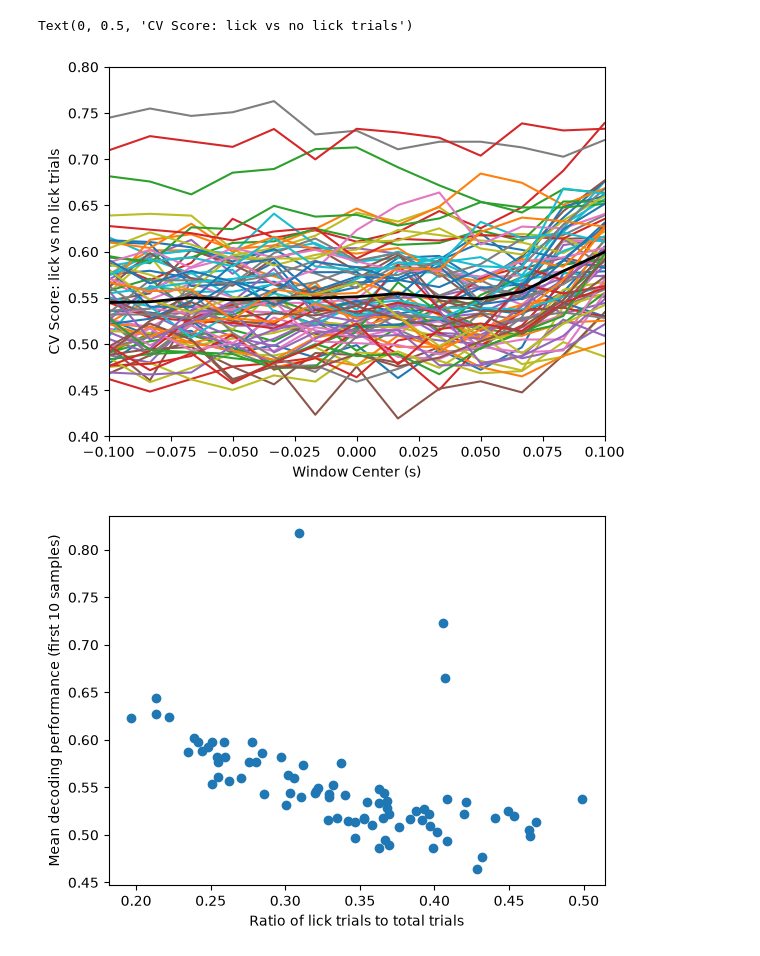
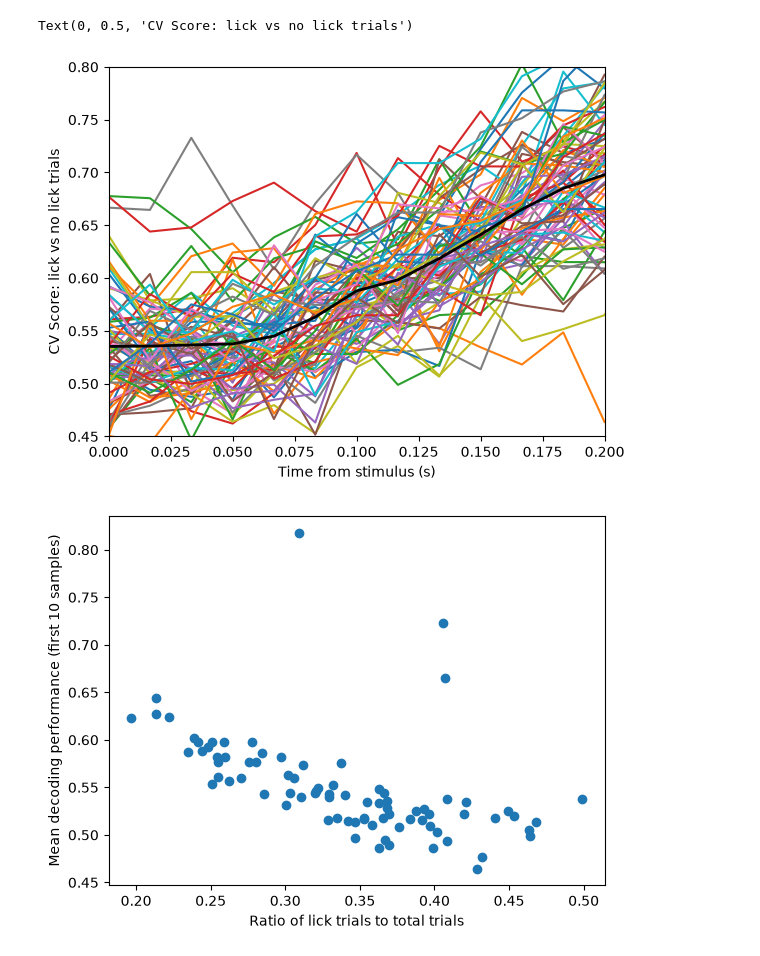
Before and after one commit to corbennett/dynamic_routing_facemap, a Jupyter notebook: analysis.ipynb, the cells around one changed output. Saved outputs shown, nothing was run; the diff lists cells and outputs as text; code cells hidden in the pictures.

Commit message:
allow for within modality decoding

```diff
--- a/analysis.ipynb
+++ b/analysis.ipynb
@@ -5,4 +5,4 @@ import polars as pl
 
 from matplotlib import pyplot as plt
 # %%
-df = pl.read_parquet("/Users/corbettb/Documents/GitHub/dynamic_routing_facemap/results/facemap_lick_decoding.parquet")
+df = pl.read_parquet("/Users/corbettb/Documents/GitHub/dynamic_routing_facemap/results/decoding_results.parquet")
@@ -9,18 +37,18 @@ df = pl.read_parquet("/Users/corbettb/Documents/GitHub/dynamic_routing_facemap/r
 # %%
-window_centers  = np.array(df['window_end_s'][0])
+window_centers  = np.array(df['window_center_s'][0]) + 1/120 #add in a half frame to account for motSVD diff
 
 scores = np.stack(df['cv_scores'].to_numpy())
 
 plt.plot(window_centers, scores.T)
 plt.plot(window_centers, scores.mean(axis=0), color='k', linewidth=2)
 
-plt.xlim(-0.1, 0.1)
-plt.ylim(0.4, 0.8)
-plt.xlabel('Window Center (s)')
+plt.xlim(0, 0.2)
+plt.ylim(0.45, 0.8)
+plt.xlabel('Time from stimulus (s)')
 plt.ylabel('CV Score: lick vs no lick trials')
 # %% [output]
 Text(0, 0.5, 'CV Score: lick vs no lick trials')
-[figure, old version]
+[figure, new version]
 # %%
 # plot the ratio of lick trials to total trials against the decoding performance in first 10 samples
 ratio = df["n_lick_trials"] / df["n_trials"]
```
Also changed, not shown: parts of 2 cells of this notebook, 3 other files.
